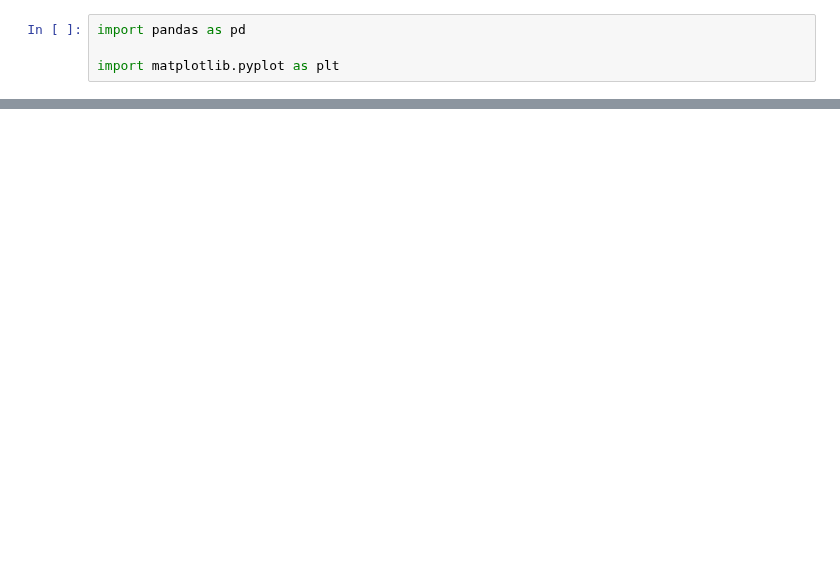
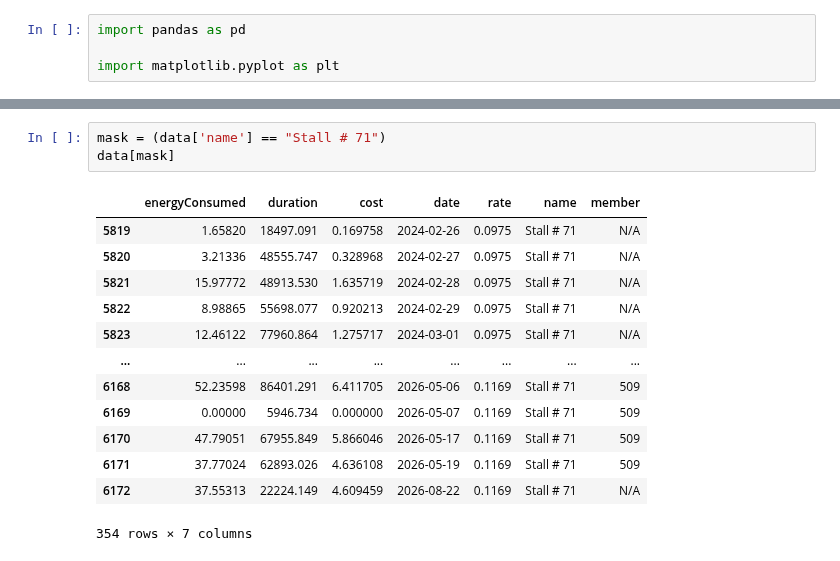
Before and after one commit to freedryk/evduty-webapp, a Jupyter notebook: python/analysis.ipynb, the cells around one changed output, grey strips where cells are left out. Drawn from its saved outputs; the diff is of its cells as text; blank space fills up the shorter version.

```diff
--- a/python/analysis.ipynb
+++ b/python/analysis.ipynb
@@ -23,2 +151,19 @@ data
+# %%
+mask = (data['name'] == "Stall # 71")
+data[mask]
+# %% [output]
+|  | energyConsumed | duration | cost | date | rate | name | member |
+| 5819 | 1.65820 | 18497.091 | 0.169758 | 2024-02-26 | 0.0975 | Stall # 71 | N/A |
+| 5820 | 3.21336 | 48555.747 | 0.328968 | 2024-02-27 | 0.0975 | Stall # 71 | N/A |
+| 5821 | 15.97772 | 48913.530 | 1.635719 | 2024-02-28 | 0.0975 | Stall # 71 | N/A |
+| 5822 | 8.98865 | 55698.077 | 0.920213 | 2024-02-29 | 0.0975 | Stall # 71 | N/A |
+| 5823 | 12.46122 | 77960.864 | 1.275717 | 2024-03-01 | 0.0975 | Stall # 71 | N/A |
+| ... | ... | ... | ... | ... | ... | ... | ... |
+| 6168 | 52.23598 | 86401.291 | 6.411705 | 2026-05-06 | 0.1169 | Stall # 71 | 509 |
+| 6169 | 0.00000 | 5946.734 | 0.000000 | 2026-05-07 | 0.1169 | Stall # 71 | 509 |
+| 6170 | 47.79051 | 67955.849 | 5.866046 | 2026-05-17 | 0.1169 | Stall # 71 | 509 |
+| 6171 | 37.77024 | 62893.026 | 4.636108 | 2026-05-19 | 0.1169 | Stall # 71 | 509 |
+| 6172 | 37.55313 | 22224.149 | 4.609459 | 2026-08-22 | 0.1169 | Stall # 71 | N/A |
+354 rows × 7 columns
 # %%
 data["date"] = data["date"].dt.floor("D")
```
Also changed, not shown: parts of 10 cells of this notebook, 4 other files.
